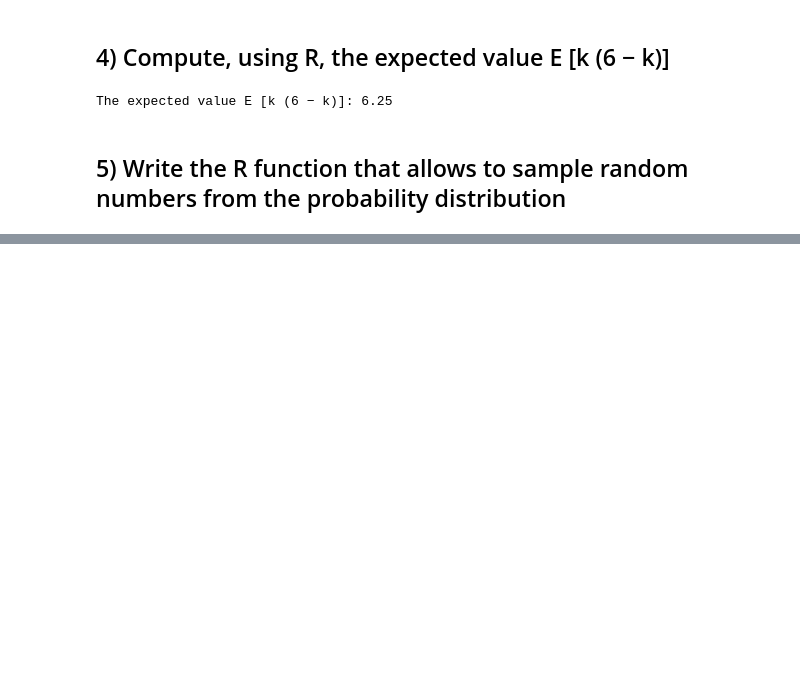
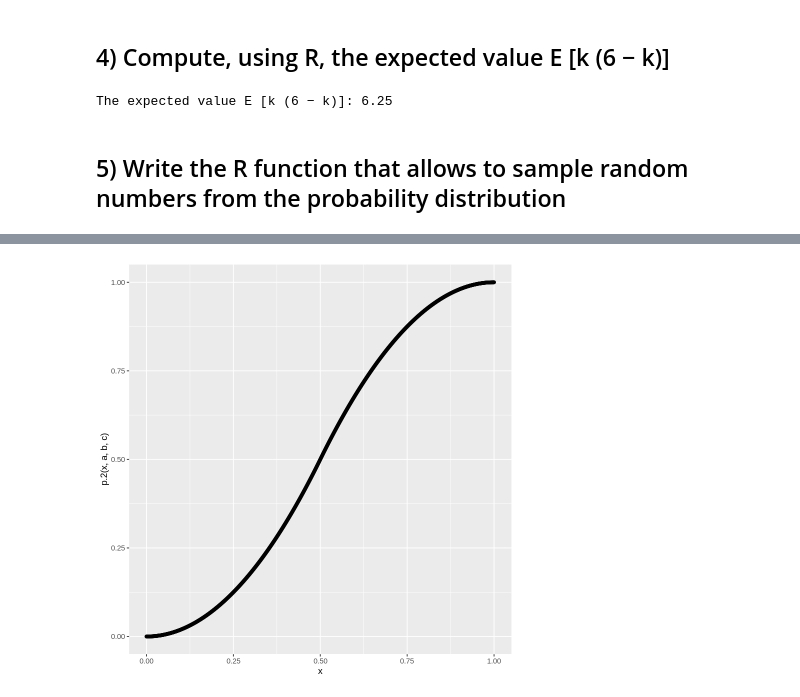
Before and after one commit to vepe99/Advance-Statistics-for-Physics-Analysis-, a Jupyter notebook: Lab2/Lab2.ipynb, the cells around one changed output, grey strips where cells are left out. Drawn from its saved outputs; the diff is of its cells as text; code cells hidden in the pictures; blank space fills up the shorter version.

```diff
--- a/Lab2/Lab2.ipynb
+++ b/Lab2/Lab2.ipynb
@@ -76,0 +136,13 @@ The expected value E [k (6 − k)]: 6.25
+# %%
+p.2 <- function(n, a, b, c){
+    p2 <- ifelse(n >= a & n <= b,
+                ifelse(n <c, (n**2 - 2*a*c)/((b-a)*(c-a)), (2*b*n-n**2)/((b-a)*(b-c))-1),
+                ifelse(n < a, 0, 1))
+    return (p2)
+    }
+# %%
+ggplot() +
+geom_point(aes(x=x, y=p.2(x,a,b,c)))
+#labs(x='x', y='Comulative probability function')
+# %% [output]
+[figure, added]
```
Also changed, not shown: parts of 28 cells of this notebook, 2 other files.
